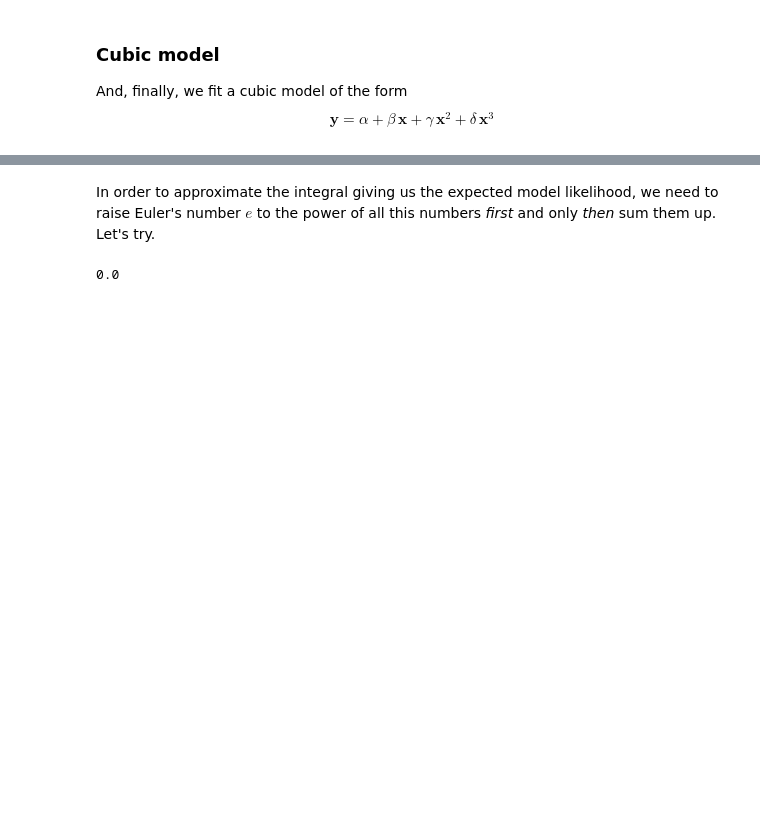
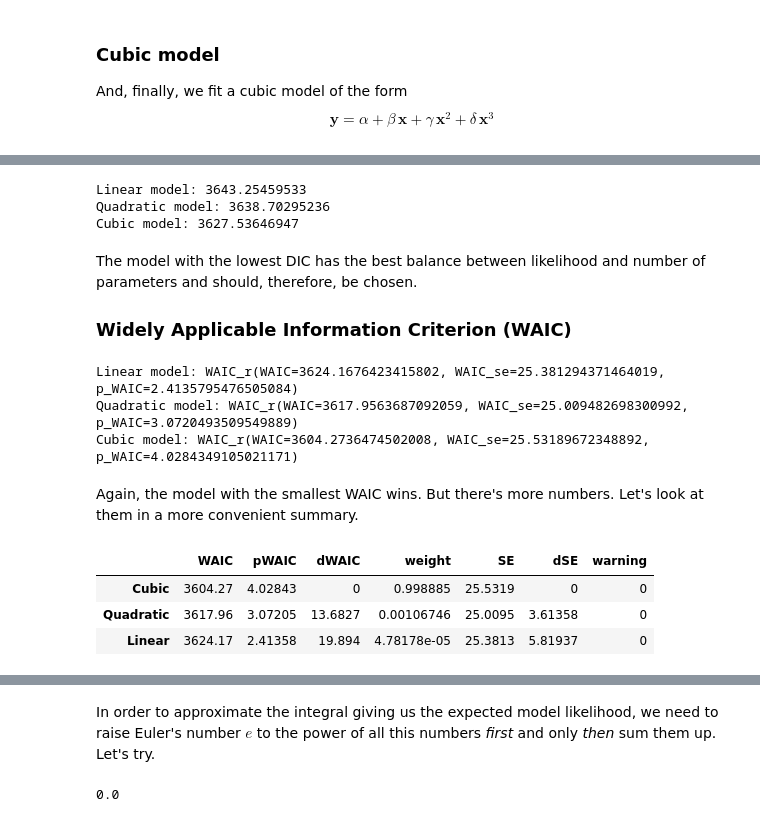
Before and after one commit to yedivanseven/Bayesian, a Jupyter notebook: ModelSelection.ipynb, the cells around one changed output, grey strips where cells are left out. Saved outputs shown, nothing was run; the diff lists cells and outputs as text; code cells hidden in the pictures; blank space fills up the shorter version.

Commit message:
Added pymc3 capabilities to ModelSelection

```diff
--- a/ModelSelection.ipynb
+++ b/ModelSelection.ipynb
@@ -144,0 +149,36 @@ Interrupted at 10,200 [5%]: Average Loss = 1,910.9
+# %%
+print('Linear model:', pm.dic(l_trace, l_model))
+print('Quadratic model:', pm.dic(q_trace, q_model))
+print('Cubic model:', pm.dic(c_trace, c_model))
+# %% [output]
+Linear model: 3643.25459533
+Quadratic model: 3638.70295236
+Cubic model: 3627.53646947
+# %% [markdown]
+The model with the lowest DIC has the best balance between likelihood and number of parameters and should, therefore, be chosen.
+
+### Widely Applicable Information Criterion (WAIC)
+# %%
+print('Linear model:', pm.waic(l_trace, l_model))
+print('Quadratic model:', pm.waic(q_trace, q_model))
+print('Cubic model:', pm.waic(c_trace, c_model))
+# %% [output]
+Linear model: WAIC_r(WAIC=3624.1676423415802, WAIC_se=25.381294371464019, p_WAIC=2.4135795476505084)
+Quadratic model: WAIC_r(WAIC=3617.9563687092059, WAIC_se=25.009482698300992, p_WAIC=3.0720493509549889)
+Cubic model: WAIC_r(WAIC=3604.2736474502008, WAIC_se=25.53189672348892, p_WAIC=4.0284349105021171)
+# %% [markdown]
+Again, the model with the smallest WAIC wins. But there's more numbers. Let's look at them in a more convenient summary.
+# %%
+model_names = np.array(('Linear', 'Quadratic', 'Cubic'))
+
+model_WAIC_comparison = pm.compare((l_trace, q_trace, c_trace),
+                                   (l_model, q_model, c_model),
+                                   ic='WAIC')
+model_indices = model_WAIC_comparison.index
+model_WAIC_comparison.index = model_names[model_indices]
+model_WAIC_comparison
+# %% [output]
+|  | WAIC | pWAIC | dWAIC | weight | SE | dSE | warning |
+| Cubic | 3604.27 | 4.02843 | 0 | 0.998885 | 25.5319 | 0 | 0 |
+| Quadratic | 3617.96 | 3.07205 | 13.6827 | 0.00106746 | 25.0095 | 3.61358 | 0 |
+| Linear | 3624.17 | 2.41358 | 19.894 | 4.78178e-05 | 25.3813 | 5.81937 | 0 |
```
Also changed, not shown: parts of 17 cells of this notebook.
